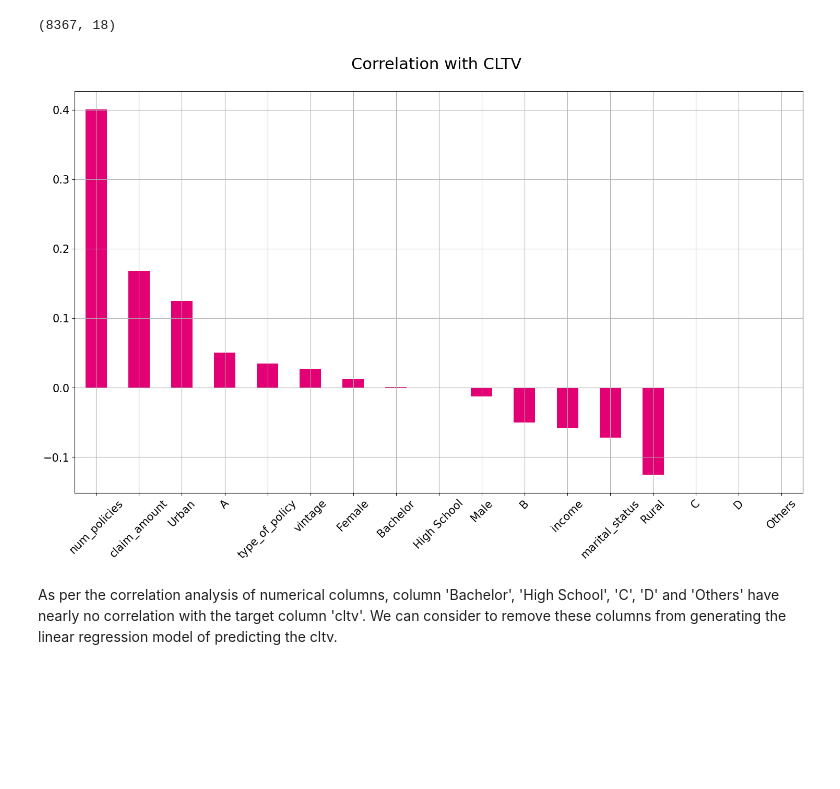
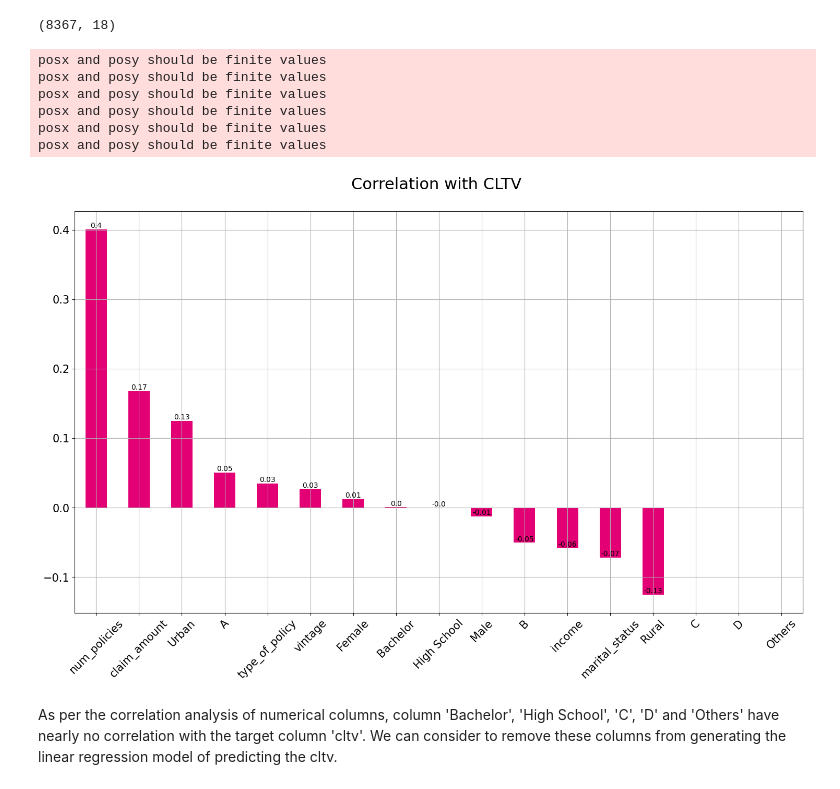
Before and after one commit to bkty1122/bkty1122, a Jupyter notebook: master-school-project/COM6101-Ass-1/Q3_p233340.ipynb, the cells around one changed output. Cells and saved outputs as stored; diff of their text form; code cells hidden in the pictures; blank space fills up the shorter version.

```diff
--- a/master-school-project/COM6101-Ass-1/Q3_p233340.ipynb
+++ b/master-school-project/COM6101-Ass-1/Q3_p233340.ipynb
@@ -131,6 +141,9 @@ correlations.plot.bar(
         fontsize = 15,
         color = '#e20074',
         rot = 45, grid = True)
+# plot number or correlation values
+for i in range(len(correlations)):
+    plt.text(i, correlations[i], round(correlations[i], 2), ha = 'center', va = 'bottom')
 
 plt.title('Correlation with CLTV \n', horizontalalignment="center", fontstyle = "normal", fontsize = "22", fontfamily = "sans-serif")
 # %% [output]
@@ -350,20 +367,28 @@ df.shape
 # %%
 # correlation of numerical columns with cltv
 # Correlation between churn and selected boolean and numeric variables
 plt.figure(6)
 
 correlations = df.select_dtypes(include = ['float64', 'int64', 'int32']).corr()['cltv'].sort_values(ascending = False)
 correlations = correlations[correlations!=1]
 correlations.plot.bar(
         figsize = (18, 10),
         fontsize = 15,
         color = '#e20074',
         rot = 45, grid = True)
-
+# plot number or correlation values
+for i in range(len(correlations)):
+    plt.text(i, correlations[i], round(correlations[i], 2), ha = 'center', va = 'bottom')
 plt.title('Correlation with CLTV \n', horizontalalignment="center", fontstyle = "normal", fontsize = "22", fontfamily = "sans-serif")
 plt.show()
 # %% [output]
+posx and posy should be finite values
+posx and posy should be finite values
+posx and posy should be finite values
+posx and posy should be finite values
+posx and posy should be finite values
+posx and posy should be finite values
-[figure, old version]
+[figure, new version]
 # %% [markdown]
 As per the correlation analysis of numerical columns, column 'Bachelor', 'High School', 'C', 'D' and 'Others' have nearly no correlation with the target column 'cltv'. We can consider to remove these columns from generating the linear regression model of predicting the cltv.
 # %%
```
Also changed, not shown: parts of 7 cells of this notebook, 2 other files.
